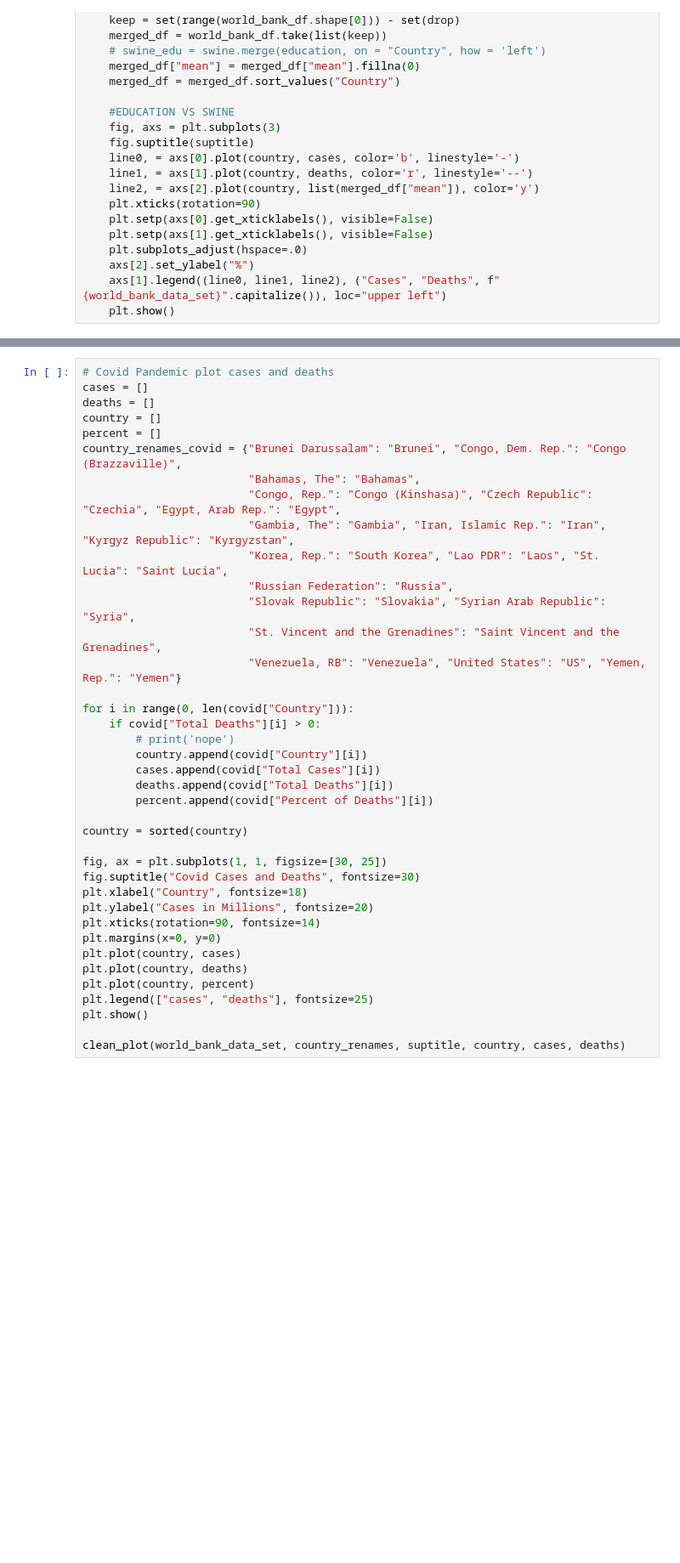
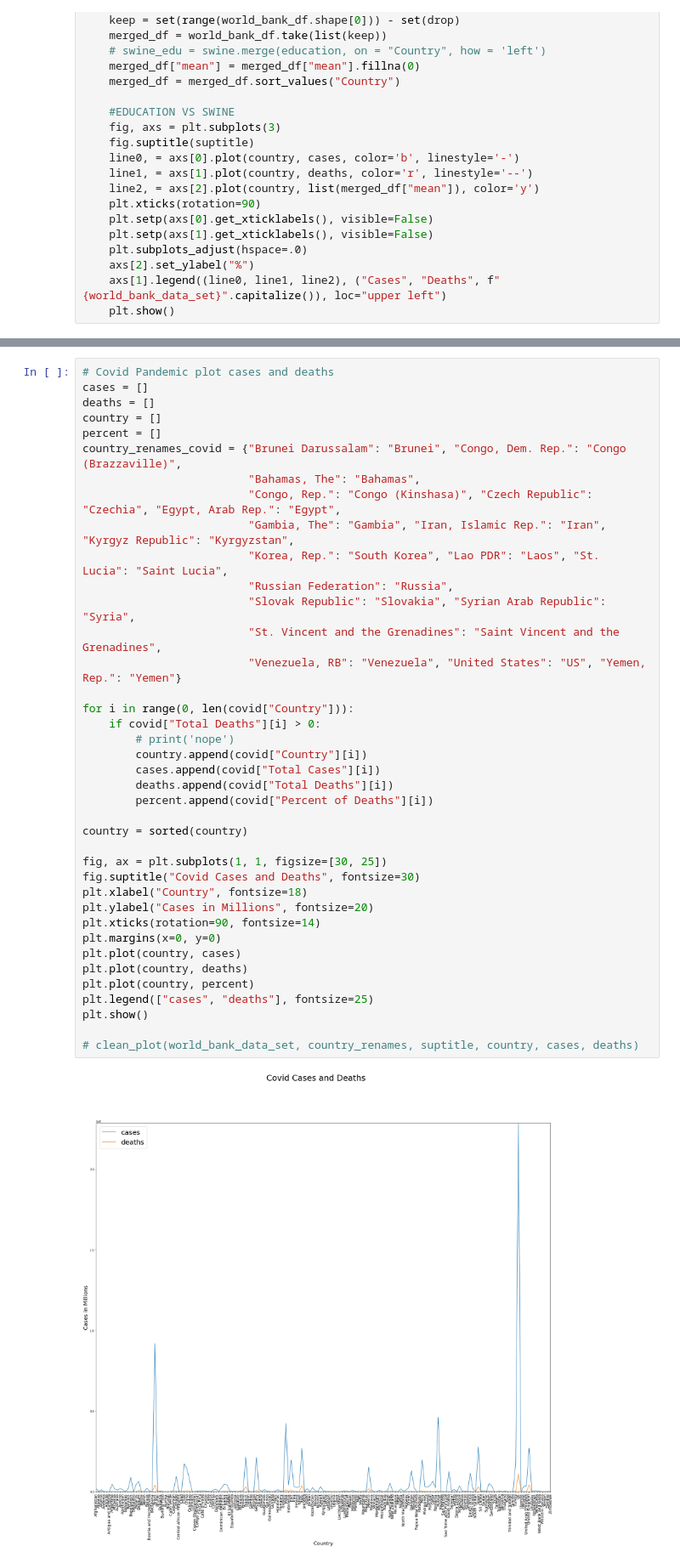
Before and after one commit to tzhang852/COMP-4447-Final-Project, a Jupyter notebook: final_notebook.ipynb, the cells around one changed output, grey strips where cells are left out. Shown at 85% size. Saved outputs shown, nothing was run; the diff lists cells and outputs as text; blank space fills up the shorter version.

```diff
--- a/final_notebook.ipynb
+++ b/final_notebook.ipynb
@@ -580,31 +658,33 @@ country_renames_covid = {"Brunei Darussalam": "Brunei", "Congo, Dem. Rep.": "Con
                          "Congo, Rep.": "Congo (Kinshasa)", "Czech Republic": "Czechia", "Egypt, Arab Rep.": "Egypt",
                          "Gambia, The": "Gambia", "Iran, Islamic Rep.": "Iran", "Kyrgyz Republic": "Kyrgyzstan",
                          "Korea, Rep.": "South Korea", "Lao PDR": "Laos", "St. Lucia": "Saint Lucia",
                          "Russian Federation": "Russia",
                          "Slovak Republic": "Slovakia", "Syrian Arab Republic": "Syria",
                          "St. Vincent and the Grenadines": "Saint Vincent and the Grenadines",
                          "Venezuela, RB": "Venezuela", "United States": "US", "Yemen, Rep.": "Yemen"}
 
 for i in range(0, len(covid["Country"])):
     if covid["Total Deaths"][i] > 0:
         # print('nope')
         country.append(covid["Country"][i])
         cases.append(covid["Total Cases"][i])
         deaths.append(covid["Total Deaths"][i])
         percent.append(covid["Percent of Deaths"][i])
 
 country = sorted(country)
 
 fig, ax = plt.subplots(1, 1, figsize=[30, 25])
 fig.suptitle("Covid Cases and Deaths", fontsize=30)
 plt.xlabel("Country", fontsize=18)
 plt.ylabel("Cases in Millions", fontsize=20)
 plt.xticks(rotation=90, fontsize=14)
 plt.margins(x=0, y=0)
 plt.plot(country, cases)
 plt.plot(country, deaths)
 plt.plot(country, percent)
 plt.legend(["cases", "deaths"], fontsize=25)
 plt.show()
 
-clean_plot(world_bank_data_set, country_renames, suptitle, country, cases, deaths)
+# clean_plot(world_bank_data_set, country_renames, suptitle, country, cases, deaths)
+# %% [output]
+[figure, added]
```
Also changed, not shown: parts of 20 cells of this notebook.
